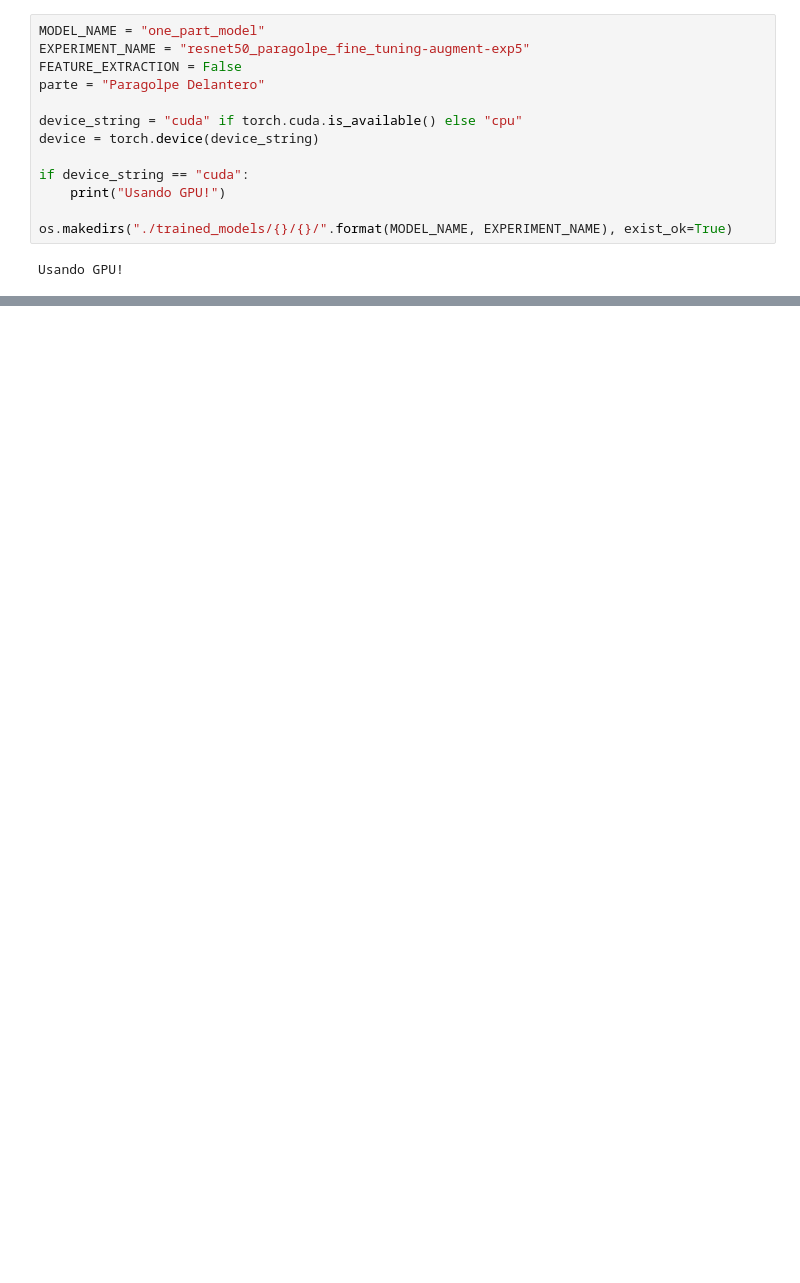
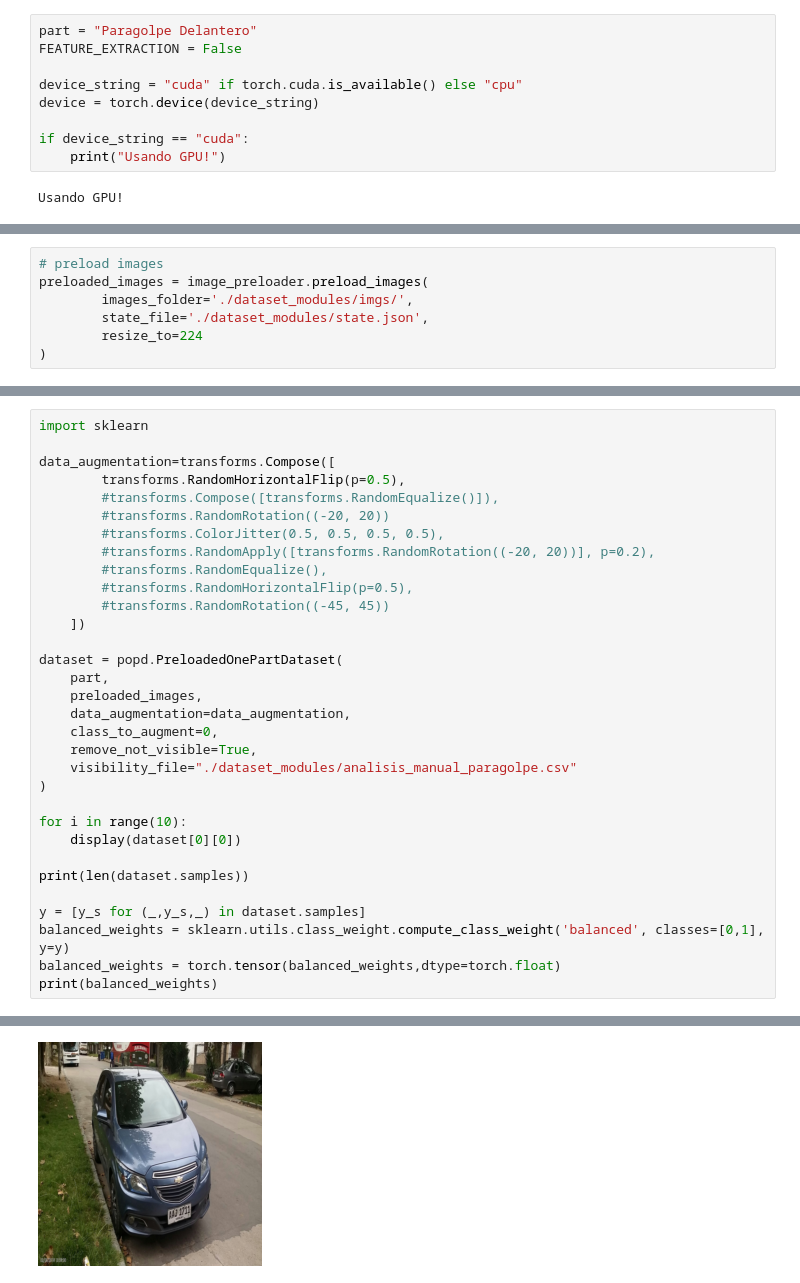
Before and after one commit to FrancoCuevas444/damage-classification-notebooks, a Jupyter notebook: onepart_paragolpedel_finetuning-resnet-augment.ipynb, the cells around one changed output, grey strips where cells are left out. Cells and saved outputs as stored; diff of their text form; blank space fills up the shorter version.

```diff
--- a/onepart_paragolpedel_finetuning-resnet-augment.ipynb
+++ b/onepart_paragolpedel_finetuning-resnet-augment.ipynb
@@ -36,17 +37,13 @@ importlib.reload(metrics_helper)
 # %% [markdown]
 ## Variables
 # %%
-MODEL_NAME = "one_part_model"
-EXPERIMENT_NAME = "resnet50_paragolpe_fine_tuning-augment-exp5"
+part = "Paragolpe Delantero"
 FEATURE_EXTRACTION = False
-parte = "Paragolpe Delantero"
 
 device_string = "cuda" if torch.cuda.is_available() else "cpu"
 device = torch.device(device_string)
 
 if device_string == "cuda":
     print("Usando GPU!")
-
-os.makedirs("./trained_models/{}/{}/".format(MODEL_NAME, EXPERIMENT_NAME), exist_ok=True)
 # %% [output]
 Usando GPU!
@@ -277,0 +50,7 @@ df_cm.to_csv('./trained_models/{}/{}/confusion_matrix.csv'.format(MODEL_NAME, EX
+# %%
+# preload images
+preloaded_images = image_preloader.preload_images(
+        images_folder='./dataset_modules/imgs/',
+        state_file='./dataset_modules/state.json',
+        resize_to=224
+)
@@ -277,0 +63,33 @@ df_cm.to_csv('./trained_models/{}/{}/confusion_matrix.csv'.format(MODEL_NAME, EX
+# %%
+import sklearn
+
+data_augmentation=transforms.Compose([
+        transforms.RandomHorizontalFlip(p=0.5),
+        #transforms.Compose([transforms.RandomEqualize()]),
+        #transforms.RandomRotation((-20, 20))
+        #transforms.ColorJitter(0.5, 0.5, 0.5, 0.5),
+        #transforms.RandomApply([transforms.RandomRotation((-20, 20))], p=0.2),
+        #transforms.RandomEqualize(),
+        #transforms.RandomHorizontalFlip(p=0.5),
+        #transforms.RandomRotation((-45, 45))
+    ])
+
+dataset = popd.PreloadedOnePartDataset(
+    part,
+    preloaded_images,
+    data_augmentation=data_augmentation,
+    class_to_augment=0,
+    remove_not_visible=True,
+    visibility_file="./dataset_modules/analisis_manual_paragolpe.csv"
+)
+
+for i in range(10):
+    display(dataset[0][0])
+
+print(len(dataset.samples))
+
+y = [y_s for (_,y_s,_) in dataset.samples]
+balanced_weights = sklearn.utils.class_weight.compute_class_weight('balanced', classes=[0,1], y=y)
+balanced_weights = torch.tensor(balanced_weights,dtype=torch.float)
+print(balanced_weights)
+# %% [output]
@@ -277,0 +99 @@ df_cm.to_csv('./trained_models/{}/{}/confusion_matrix.csv'.format(MODEL_NAME, EX
+[figure, added]
```
Also changed, not shown: parts of 21 cells of this notebook, 7 other files.
